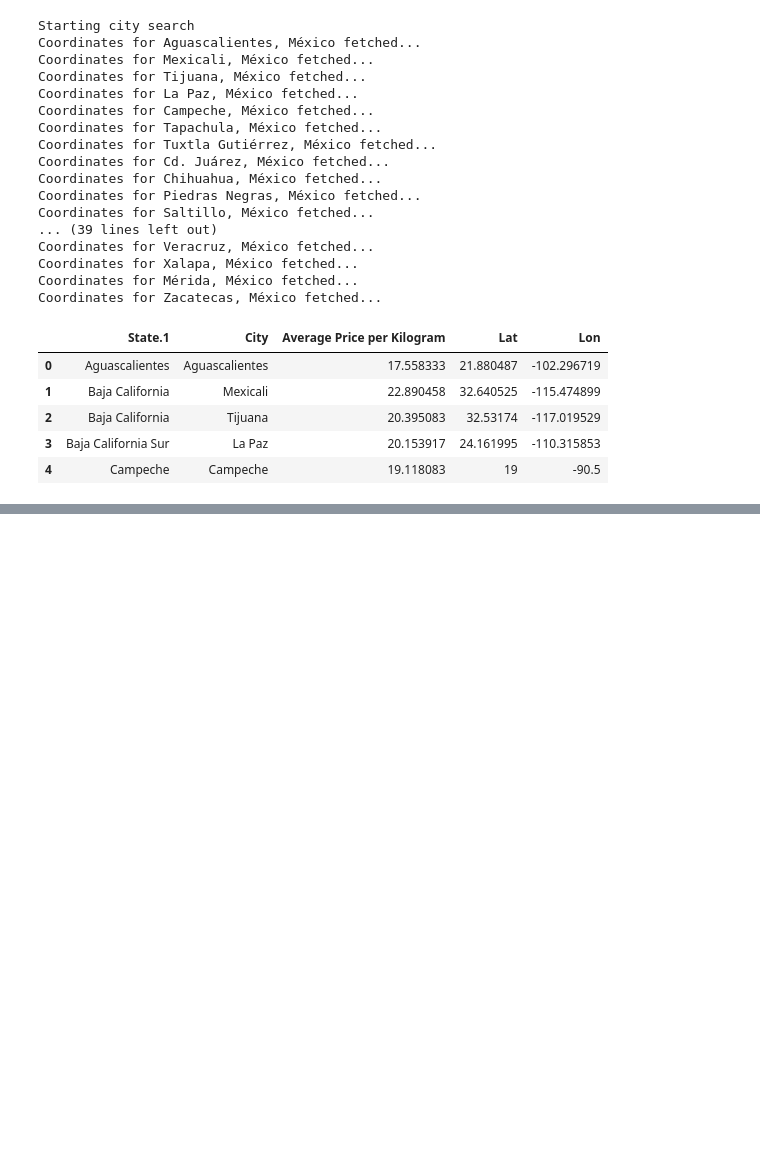
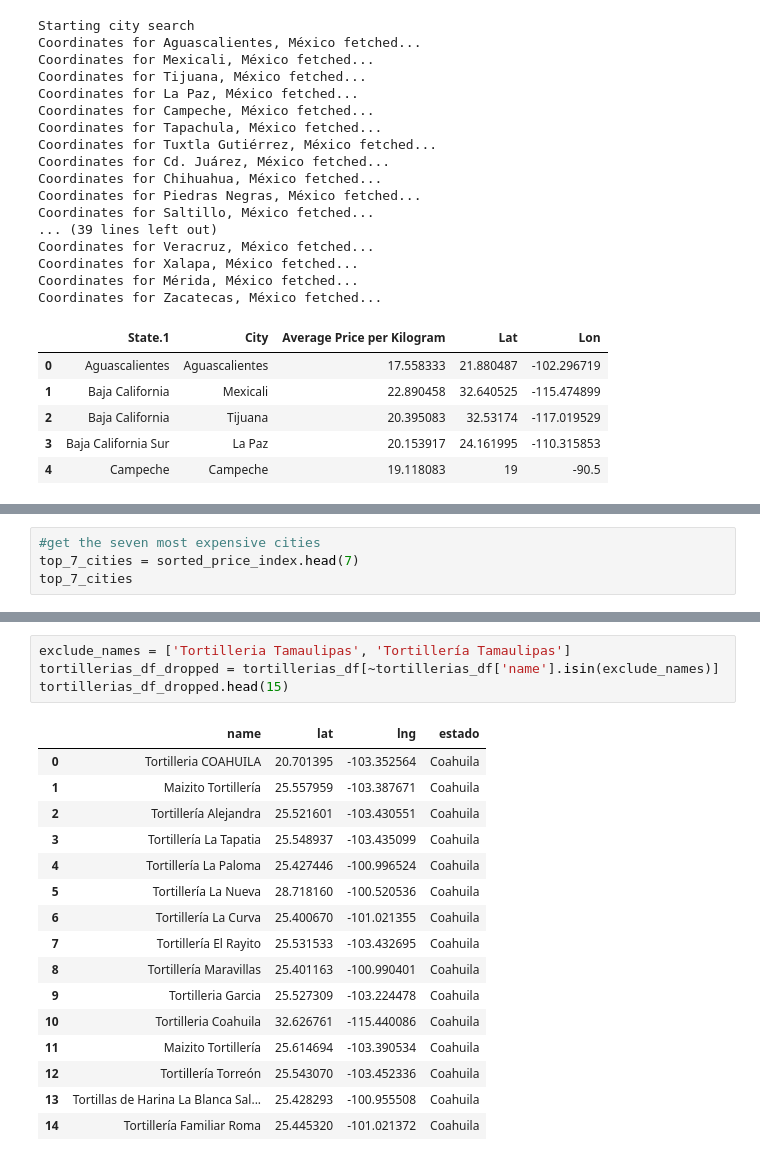
Before and after one commit to Josemarome/Project_1, a Jupyter notebook: 3_Tortilla_Maps.ipynb, the cells around one changed output, grey strips where cells are left out. Saved outputs shown, nothing was run; the diff lists cells and outputs as text; blank space fills up the shorter version.

```diff
--- a/3_Tortilla_Maps.ipynb
+++ b/3_Tortilla_Maps.ipynb
@@ -215,0 +213,4 @@ top_7_states
+# %%
+#get the seven most expensive cities
+top_7_cities = sorted_price_index.head(7)
+top_7_cities
@@ -344,2 +371,23 @@ tortillerias_df_4
+# %%
+exclude_names = ['Tortilleria Tamaulipas', 'Tortillería Tamaulipas']
+tortillerias_df_dropped = tortillerias_df[~tortillerias_df['name'].isin(exclude_names)]
+tortillerias_df_dropped.head(15)
+# %% [output]
+|  | name | lat | lng | estado |
+| 0 | Tortilleria COAHUILA | 20.701395 | -103.352564 | Coahuila |
+| 1 | Maizito Tortillería | 25.557959 | -103.387671 | Coahuila |
+| 2 | Tortillería Alejandra | 25.521601 | -103.430551 | Coahuila |
+| 3 | Tortillería La Tapatia | 25.548937 | -103.435099 | Coahuila |
+| 4 | Tortillería La Paloma | 25.427446 | -100.996524 | Coahuila |
+| 5 | Tortillería La Nueva | 28.718160 | -100.520536 | Coahuila |
+| 6 | Tortillería La Curva | 25.400670 | -101.021355 | Coahuila |
+| 7 | Tortillería El Rayito | 25.531533 | -103.432695 | Coahuila |
+| 8 | Tortillería Maravillas | 25.401163 | -100.990401 | Coahuila |
+| 9 | Tortilleria Garcia | 25.527309 | -103.224478 | Coahuila |
+| 10 | Tortilleria Coahuila | 32.626761 | -115.440086 | Coahuila |
+| 11 | Maizito Tortillería | 25.614694 | -103.390534 | Coahuila |
+| 12 | Tortillería Torreón | 25.543070 | -103.452336 | Coahuila |
+| 13 | Tortillas de Harina La Blanca Sal... | 25.428293 | -100.955508 | Coahuila |
+| 14 | Tortillería Familiar Roma | 25.445320 | -101.021372 | Coahuila |
 # %%
 # Configure the map plot
```
Also changed, not shown: parts of 27 cells of this notebook, 2 other files.
